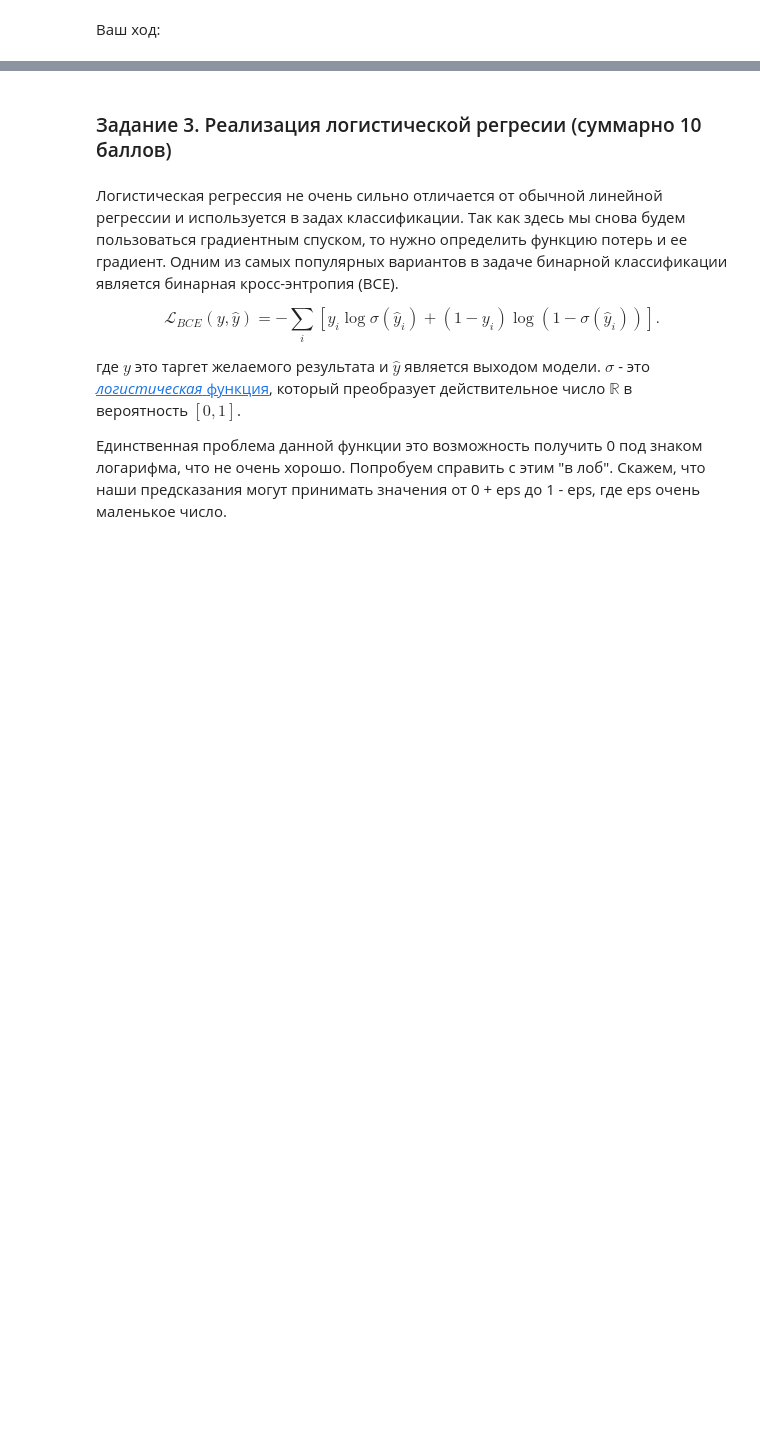
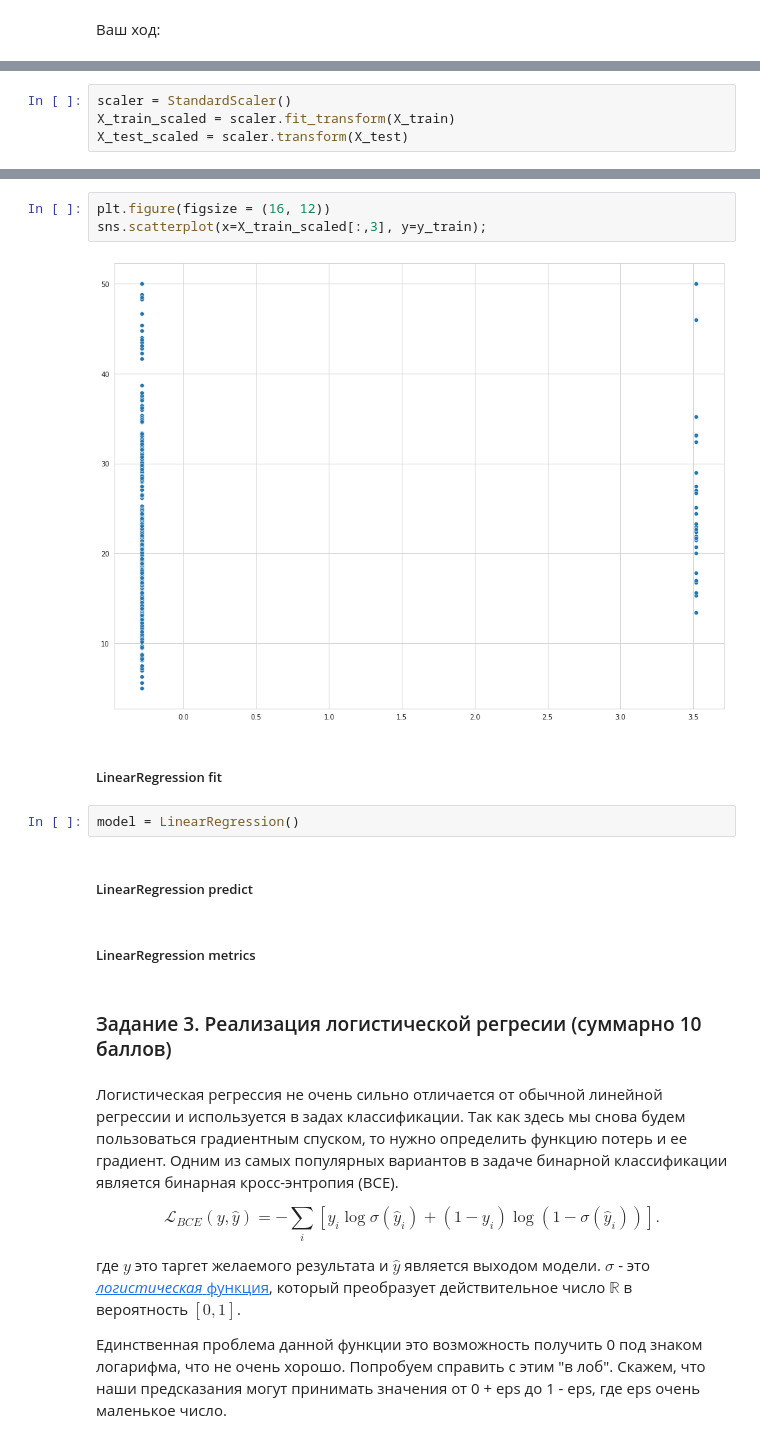
Before and after one commit to Freddsle/BI_ML_2021, a Jupyter notebook: l2_linmodels_GD/code/Linear_models.ipynb, the cells around one changed output, grey strips where cells are left out. Cells and saved outputs as stored; diff of their text form; blank space fills up the shorter version.

```diff
--- a/l2_linmodels_GD/code/Linear_models.ipynb
+++ b/l2_linmodels_GD/code/Linear_models.ipynb
@@ -402,0 +448,4 @@ feature_names = data["feature_names"]
+# %%
+scaler = StandardScaler()
+X_train_scaled = scaler.fit_transform(X_train)
+X_test_scaled = scaler.transform(X_test)
@@ -403,3 +468,16 @@ feature_names = data["feature_names"]
+# %%
+plt.figure(figsize = (16, 12))
+sns.scatterplot(x=X_train_scaled[:,3], y=y_train);
+# %% [output]
+[figure, added]
+# %% [markdown]
+##### LinearRegression fit
+# %%
+model = LinearRegression()
+# %% [markdown]
+##### LinearRegression predict
+# %% [markdown]
+##### LinearRegression metrics
 # %% [markdown]
 ### Задание 3. Реализация логистической регресии (суммарно 10 баллов)
 # %% [markdown]
```
Also changed, not shown: parts of 8 cells of this notebook.
